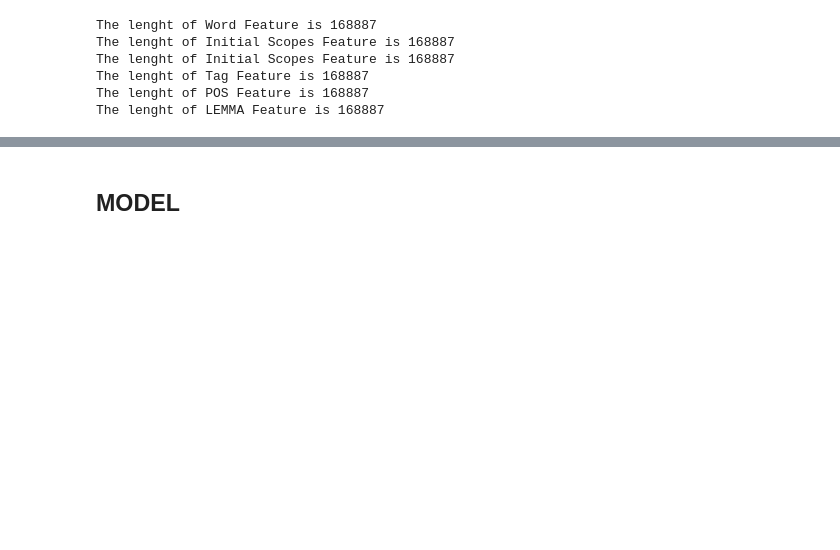
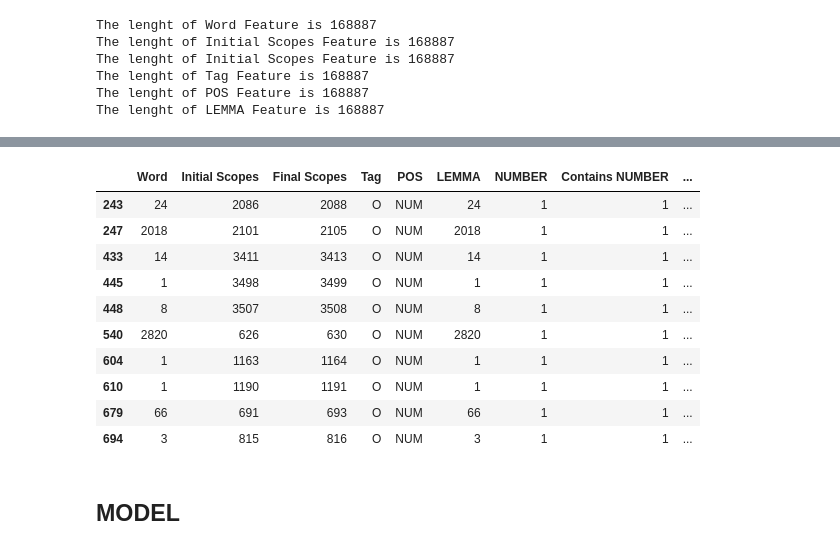
Before and after one commit to marinocom/NLP-Detection-of-Negation-and-Uncertainty-Project-24, a Jupyter notebook: Deep Learning Method/deep_learning_nlp_POS_FOREVERYONE_&STUFF.ipynb, the cells around one changed output, grey strips where cells are left out. Drawn from its saved outputs; the diff is of its cells as text; code cells hidden in the pictures; blank space fills up the shorter version.

```diff
--- a/Deep Learning Method/deep_learning_nlp_POS_FOREVERYONE_&STUFF.ipynb
+++ b/Deep Learning Method/deep_learning_nlp_POS_FOREVERYONE_&STUFF.ipynb
@@ -444,3 +465,19 @@ show_data(datos=filtered_df, first=0, second=10)
+# %%
+# Filter the DataFrame where "Maj NUMBER" is equal to 1
+filtered_df = data[data['NUMBER'] == 1]
+show_data(datos=filtered_df, first=0, second=10)
+# %% [output]
+|  | Word | Initial Scopes | Final Scopes | Tag | POS | LEMMA | NUMBER | Contains NUMBER | ... |
+| 243 | 24 | 2086 | 2088 | O | NUM | 24 | 1 | 1 | ... |
+| 247 | 2018 | 2101 | 2105 | O | NUM | 2018 | 1 | 1 | ... |
+| 433 | 14 | 3411 | 3413 | O | NUM | 14 | 1 | 1 | ... |
+| 445 | 1 | 3498 | 3499 | O | NUM | 1 | 1 | 1 | ... |
+| 448 | 8 | 3507 | 3508 | O | NUM | 8 | 1 | 1 | ... |
+| 540 | 2820 | 626 | 630 | O | NUM | 2820 | 1 | 1 | ... |
+| 604 | 1 | 1163 | 1164 | O | NUM | 1 | 1 | 1 | ... |
+| 610 | 1 | 1190 | 1191 | O | NUM | 1 | 1 | 1 | ... |
+| 679 | 66 | 691 | 693 | O | NUM | 66 | 1 | 1 | ... |
+| 694 | 3 | 815 | 816 | O | NUM | 3 | 1 | 1 | ... |
 # %% [markdown]
 ## **MODEL**
 # %% [markdown]
```
Also changed, not shown: parts of 9 cells of this notebook.
